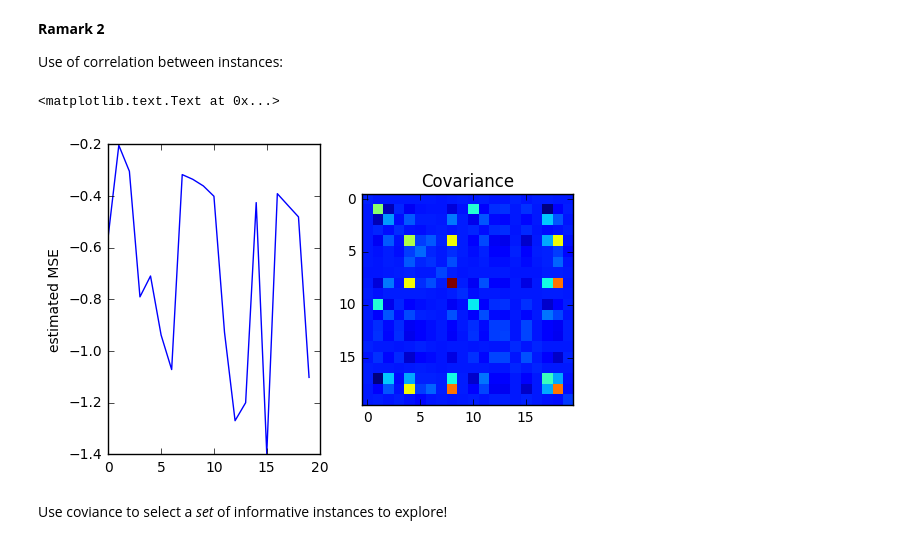
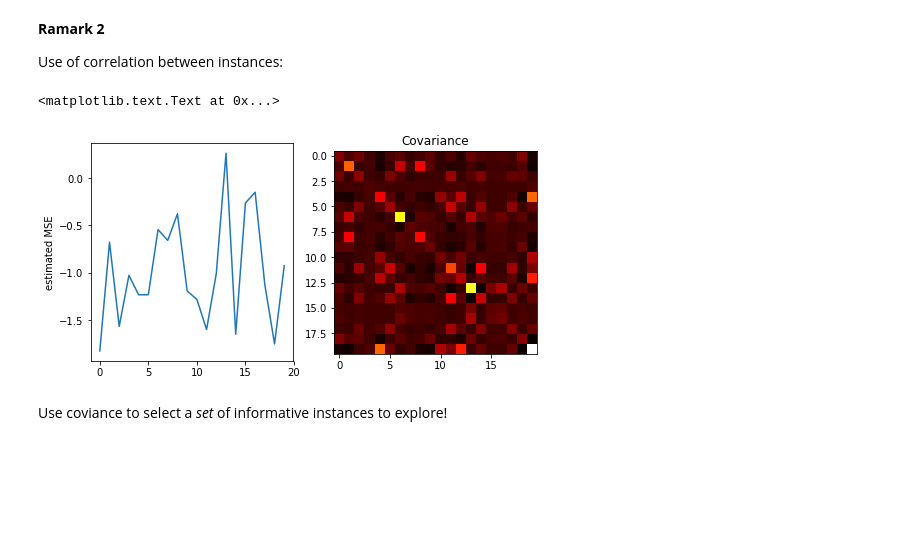
Before and after one commit to MichielStock/Teaching, a Jupyter notebook: BayesianOptimization/BayesianOptimizationTutorial.ipynb, the cells around one changed output. Saved outputs shown, nothing was run; the diff lists cells and outputs as text; code cells hidden in the pictures; blank space fills up the shorter version.

```diff
--- a/BayesianOptimization/BayesianOptimizationTutorial.ipynb
+++ b/BayesianOptimization/BayesianOptimizationTutorial.ipynb
@@ -110,7 +110,7 @@ gstar=1  # unknown
 # %%
 # noisy observations
 t_meas = np.linspace(0, 5, num=20)
-y_obs = damped_oscillator(t_meas, g=gstar, k=kstar, m=m, sigma=0.2)
+y_obs = damped_oscillator(t_meas, g=gstar, k=kstar, m=m, sigma=0.1)
 # %%
 # true function
 t_vals = np.linspace(0, 5, num = 1000)
@@ -419,17 +423,17 @@ Use of correlation between instances:
 # %%
 param_random = 10**np.random.uniform(-2, 2, size=(20, 2))
 
 mu, cov = gaussian_process.predict(np.log10(param_random), return_cov=True)
 
-fig, (ax0, ax1) = plt.subplots(ncols=2)
+fig, (ax0, ax1) = plt.subplots(ncols=2, figsize=(8, 4))
 ax0.plot(mu)
 ax0.set_ylabel('estimated MSE')
 
-ax1.imshow(cov, interpolation='nearest')
+ax1.imshow(cov, interpolation='nearest', cmap='hot')
 ax1.set_title('Covariance')
 # %% [output]
 <matplotlib.text.Text at 0x...>
-[figure, old version]
+[figure, new version]
 # %% [markdown]
 Use coviance to select a *set* of informative instances to explore!
 # %% [markdown]
```
Also changed, not shown: parts of 13 cells of this notebook.
